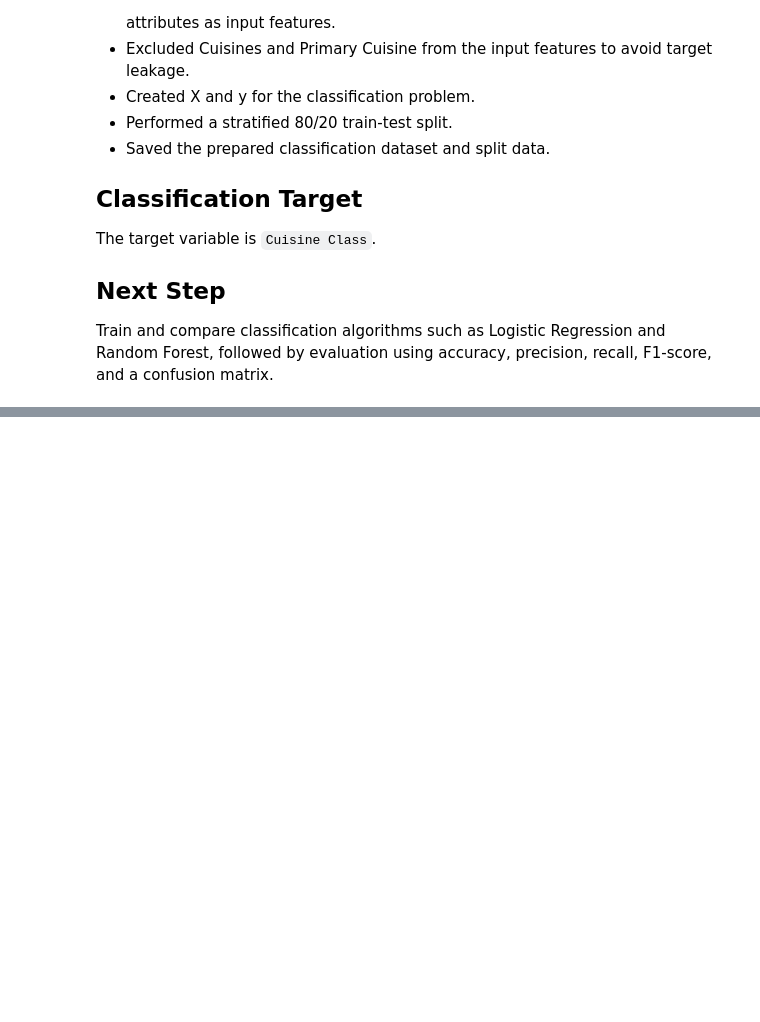
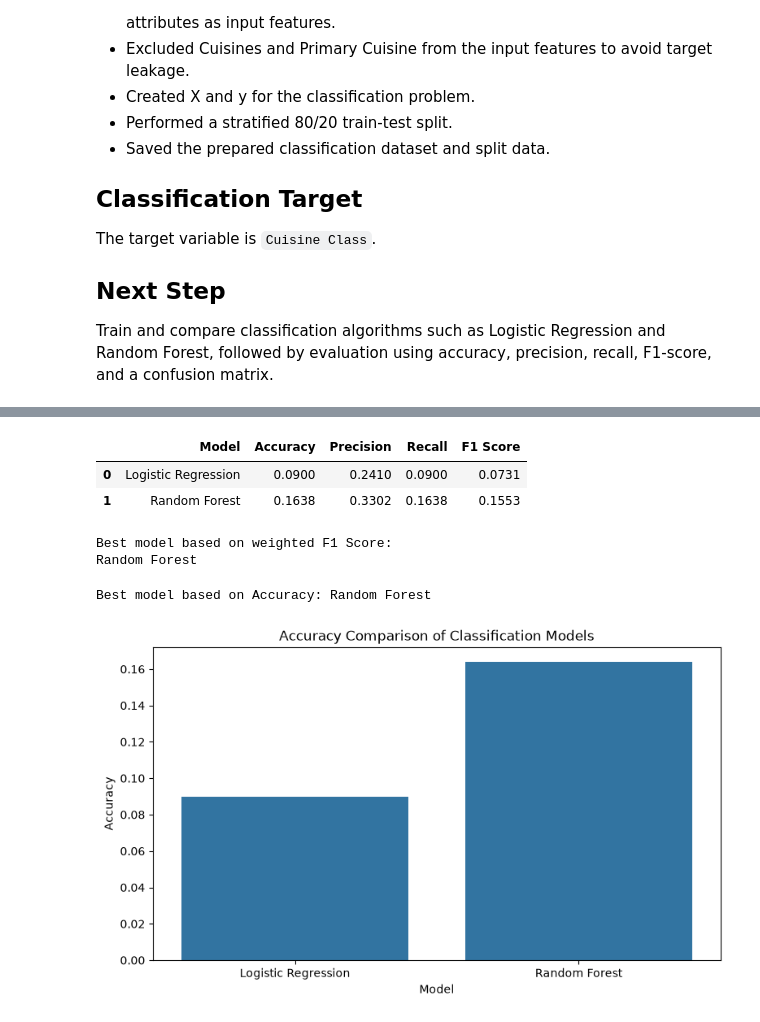
Before and after one commit to aniketsatav/cognifyz-machine-learning-internship, a Jupyter notebook: notebooks/04_Task3_Cuisine_Classification.ipynb, the cells around one changed output, grey strips where cells are left out. Drawn from its saved outputs; the diff is of its cells as text; code cells hidden in the pictures; blank space fills up the shorter version.

Commit message:
Train and evaluate cuisine classification models

```diff
--- a/notebooks/04_Task3_Cuisine_Classification.ipynb
+++ b/notebooks/04_Task3_Cuisine_Classification.ipynb
@@ -525,0 +710,4 @@ accuracy, precision, recall, F1-score, and a confusion matrix.
+# %%
+logistic_pred = logistic_model.predict(
+    X_test
+)
@@ -525,0 +740,5 @@ accuracy, precision, recall, F1-score, and a confusion matrix.
+# %%
+random_forest_model.fit(
+    X_train,
+    y_train
+)
@@ -525,0 +763,4 @@ accuracy, precision, recall, F1-score, and a confusion matrix.
+# %%
+random_forest_pred = random_forest_model.predict(
+    X_test
+)
@@ -525,0 +879,8 @@ accuracy, precision, recall, F1-score, and a confusion matrix.
+# %%
+classification_results = classification_results.round(4)
+
+classification_results
+# %% [output]
+|  | Model | Accuracy | Precision | Recall | F1 Score |
+| 0 | Logistic Regression | 0.0900 | 0.2410 | 0.0900 | 0.0731 |
+| 1 | Random Forest | 0.1638 | 0.3302 | 0.1638 | 0.1553 |
@@ -525,0 +892,46 @@ accuracy, precision, recall, F1-score, and a confusion matrix.
+# %%
+best_model_name = classification_results.loc[
+    classification_results["F1 Score"].idxmax(),
+    "Model"
+]
+
+print("Best model based on weighted F1 Score:")
+print(best_model_name)
+# %% [output]
+Best model based on weighted F1 Score:
+Random Forest
+# %%
+best_accuracy_model = classification_results.loc[
+    classification_results["Accuracy"].idxmax(),
+    "Model"
+]
+
+print(
+    "Best model based on Accuracy:",
+    best_accuracy_model
+)
+# %% [output]
+Best model based on Accuracy: Random Forest
+# %%
+plt.figure(figsize=(9, 5))
+
+sns.barplot(
+    data=classification_results,
+    x="Model",
+    y="Accuracy"
+)
+
+plt.title("Accuracy Comparison of Classification Models")
+plt.xlabel("Model")
+plt.ylabel("Accuracy")
+
+plt.savefig(
+    "../outputs/figures/task3_accuracy_comparison.png",
+    bbox_inches="tight",
+    dpi=300
+)
+
+plt.show()
+plt.close()
+# %% [output]
+[figure, added]
```
Also changed, not shown: parts of 37 cells of this notebook, 8 other files.
